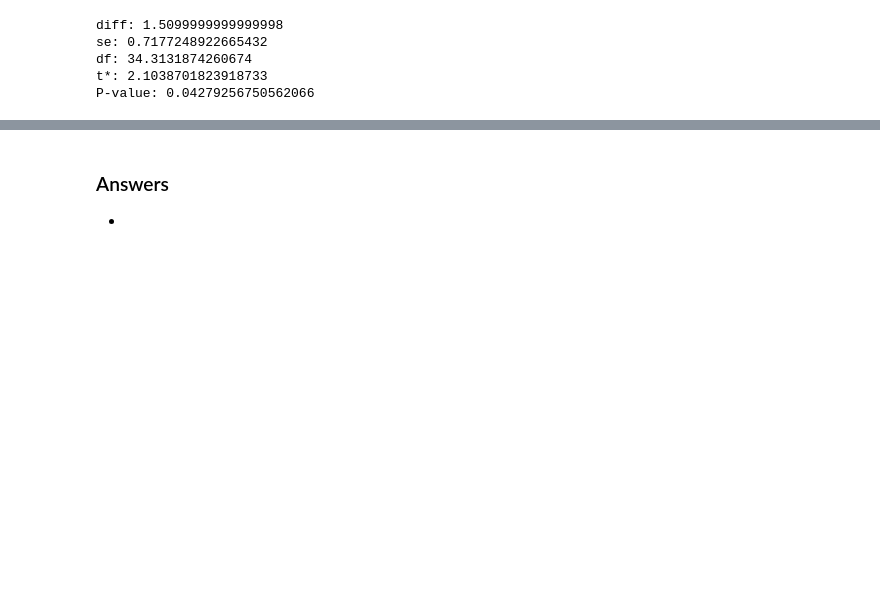
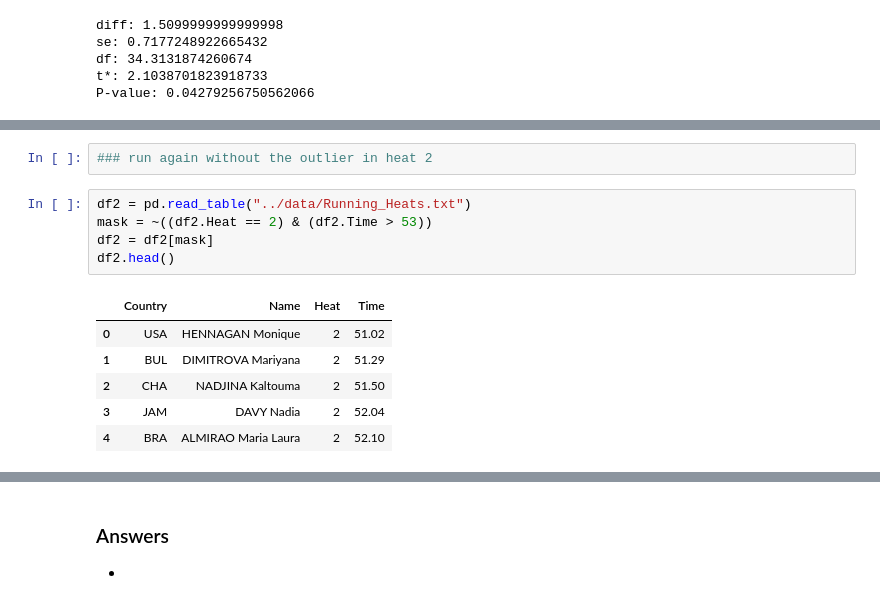
Before and after one commit to rickhaffey/stats-dvb, a Jupyter notebook: exercises/Chapter 24 - Exercises.ipynb, the cells around one changed output, grey strips where cells are left out. Drawn from its saved outputs; the diff is of its cells as text; blank space fills up the shorter version.

```diff
--- a/exercises/Chapter 24 - Exercises.ipynb
+++ b/exercises/Chapter 24 - Exercises.ipynb
@@ -391,0 +481,14 @@ P-value: 0.04279256750562066
+# %%
+### run again without the outlier in heat 2
+# %%
+df2 = pd.read_table("../data/Running_Heats.txt")
+mask = ~((df2.Heat == 2) & (df2.Time > 53))
+df2 = df2[mask]
+df2.head()
+# %% [output]
+|  | Country | Name | Heat | Time |
+| 0 | USA | HENNAGAN Monique | 2 | 51.02 |
+| 1 | BUL | DIMITROVA Mariyana | 2 | 51.29 |
+| 2 | CHA | NADJINA Kaltouma | 2 | 51.50 |
+| 3 | JAM | DAVY Nadia | 2 | 52.04 |
+| 4 | BRA | ALMIRAO Maria Laura | 2 | 52.10 |
```
Also changed, not shown: parts of 17 cells of this notebook.
